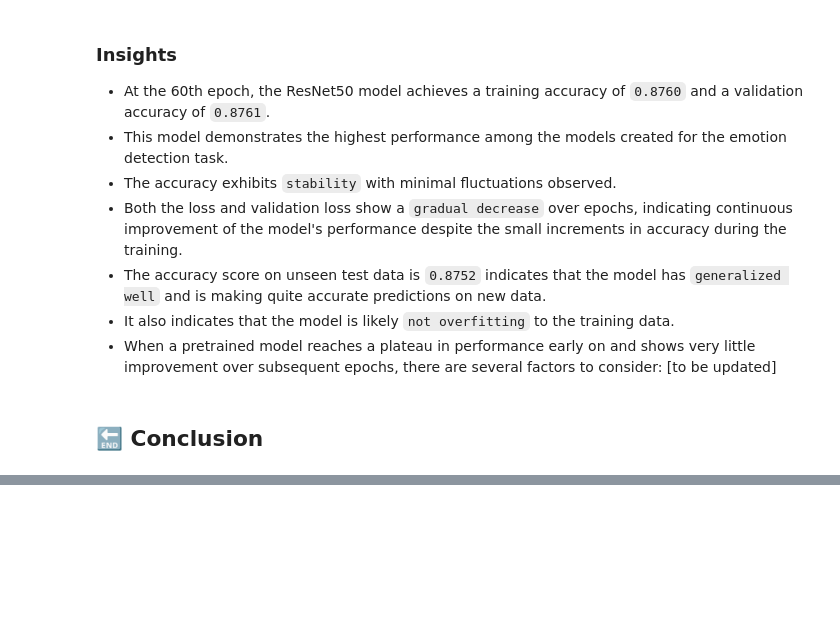
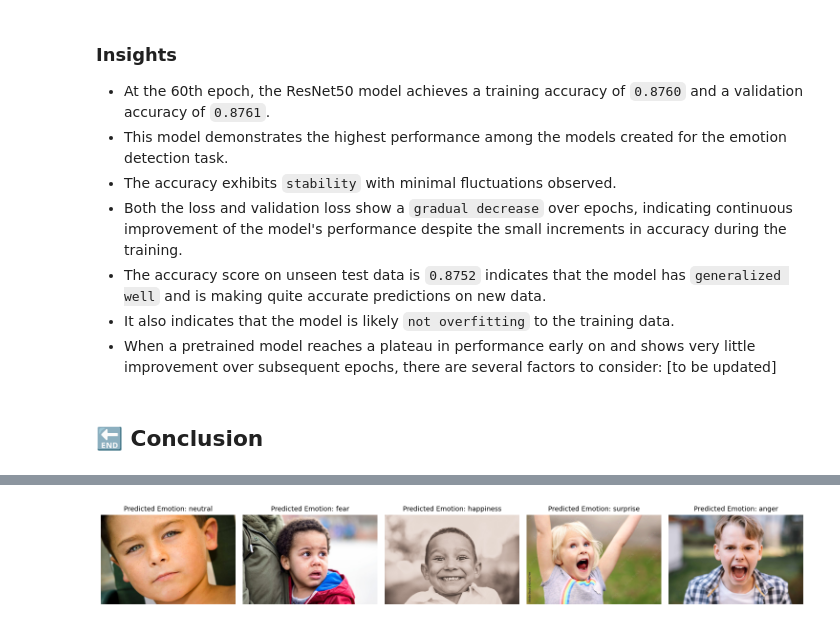
Before and after one commit to kritp03/SC1015-Mini-Project, a Jupyter notebook: SC1015_Mini_Project.ipynb, the cells around one changed output, grey strips where cells are left out. Saved outputs shown, nothing was run; the diff lists cells and outputs as text; code cells hidden in the pictures; blank space fills up the shorter version.

Commit message:
predict unseen data

```diff
--- a/SC1015_Mini_Project.ipynb
+++ b/SC1015_Mini_Project.ipynb
@@ -1042,3 +1042,5 @@ plot_acc_loss(history)
 - When a pretrained model reaches a plateau in performance early on and shows very little improvement over subsequent epochs, there are several factors to consider: [to be updated]
 # %% [markdown]
 ## 🔚 Conclusion
+# %%
+img_path = '/content/testImages/'
@@ -1044,0 +1074,34 @@ plot_acc_loss(history)
+# %%
+def plot_emotion_predictions(img_path, predictions):
+    image_files = [f for f in os.listdir(img_path)]
+
+    plt.figure(figsize=(15, 3))
+
+    for i, image_file in enumerate(image_files):
+        image_path = os.path.join(img_path, image_file)
+        img = load_img(image_path)
+
+        max_index = np.argmax(predictions[i])
+        predicted_emotion = [emotion for emotion, index in emotion_dict.items() if index == max_index][0]
+
+        plt.subplot(1, 5, i + 1)
+        plt.imshow(img)
+        plt.title(f'Predicted Emotion: {predicted_emotion}', fontsize=10)
+        plt.axis('off')
+
+    plt.tight_layout()
+    plt.show()
+
+def plot_probability_distributions(img_path, predictions):
+    image_files = [f for f in os.listdir(img_path)]
+    plt.figure(figsize=(10, 15))
+
+    for i, image_file in enumerate(image_files):
+        plt.subplot(5, 1, i + 1)
+        plt.bar(emotion_dict.keys(), predictions[i][0], color='skyblue')
+        plt.title(f'Image: {image_file} - Probability Distribution')
+        plt.ylabel('Probability')
+        plt.ylim(0, 1)
+
+    plt.tight_layout()
+    plt.show()
@@ -1044,0 +1110,4 @@ plot_acc_loss(history)
+# %%
+model = load_model('/content/models/Model-3/model8166.json', '/content/models/Model-3/model8166.h5')
+# %%
+predictions = predict_test_images(img_path, model, 'grayscale')
@@ -1044,0 +1120,4 @@ plot_acc_loss(history)
+# %%
+plot_emotion_predictions(img_path, predictions)
+# %% [output]
+[figure, added]
```
Also changed, not shown: parts of 9 cells of this notebook.
